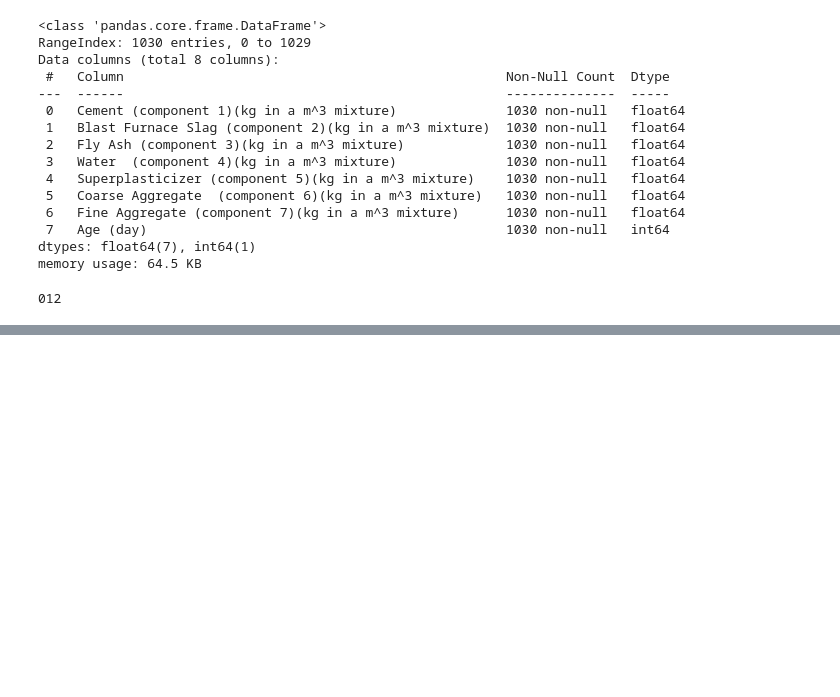
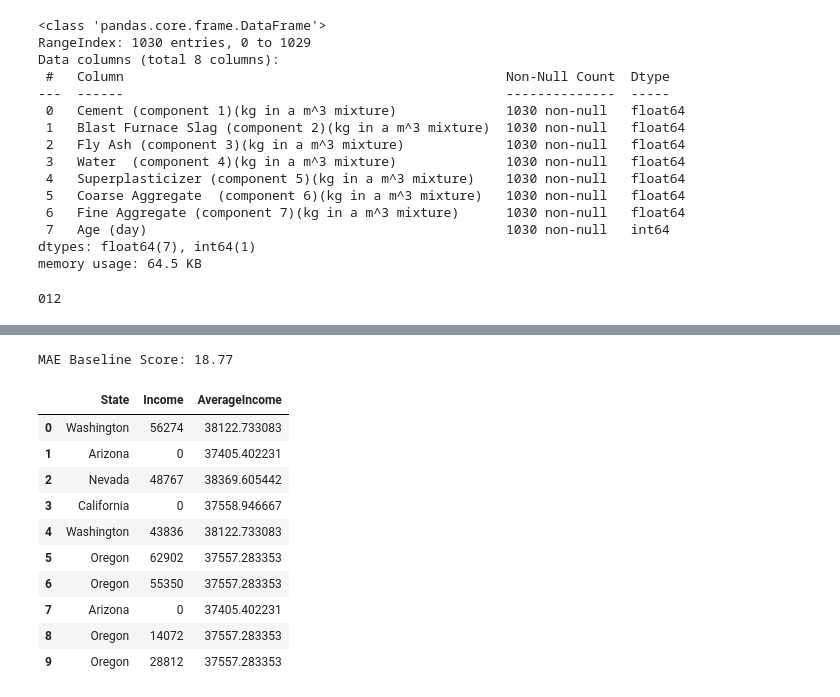
Before and after one commit to TolleDennis/DataSciencePractices, a Jupyter notebook: Feature Engineering Practices.ipynb, the cells around one changed output, grey strips where cells are left out. Saved outputs shown, nothing was run; the diff lists cells and outputs as text; code cells hidden in the pictures; blank space fills up the shorter version.

```diff
--- a/Feature Engineering Practices.ipynb
+++ b/Feature Engineering Practices.ipynb
@@ -52,0 +79,13 @@ for i in range(3):
+# %%
+y = X.drop(X.columns[[8]],axis =1)
+
+# Train and score baseline model
+model = RandomForestRegressor(criterion="absolute_error", random_state=0)
+score = cross_val_score(
+    model, X, y, cv=5, scoring="neg_mean_absolute_error"
+)
+score = -1 * score.mean()
+
+print(f"MAE Baseline Score: {baseline_score:.4}")
+# %% [output]
+MAE Baseline Score: 18.77
@@ -52,0 +120,15 @@ for i in range(3):
+# %%
+customer["AverageIncome"] = (customer.groupby("State")["Income"].transform("mean"))
+customer[["State", "Income", "AverageIncome"]].head(10)
+# %% [output]
+|  | State | Income | AverageIncome |
+| 0 | Washington | 56274 | 38122.733083 |
+| 1 | Arizona | 0 | 37405.402231 |
+| 2 | Nevada | 48767 | 38369.605442 |
+| 3 | California | 0 | 37558.946667 |
+| 4 | Washington | 43836 | 38122.733083 |
+| 5 | Oregon | 62902 | 37557.283353 |
+| 6 | Oregon | 55350 | 37557.283353 |
+| 7 | Arizona | 0 | 37405.402231 |
+| 8 | Oregon | 14072 | 37557.283353 |
+| 9 | Oregon | 28812 | 37557.283353 |
```
Also changed, not shown: parts of 10 cells of this notebook, 3 other files.
